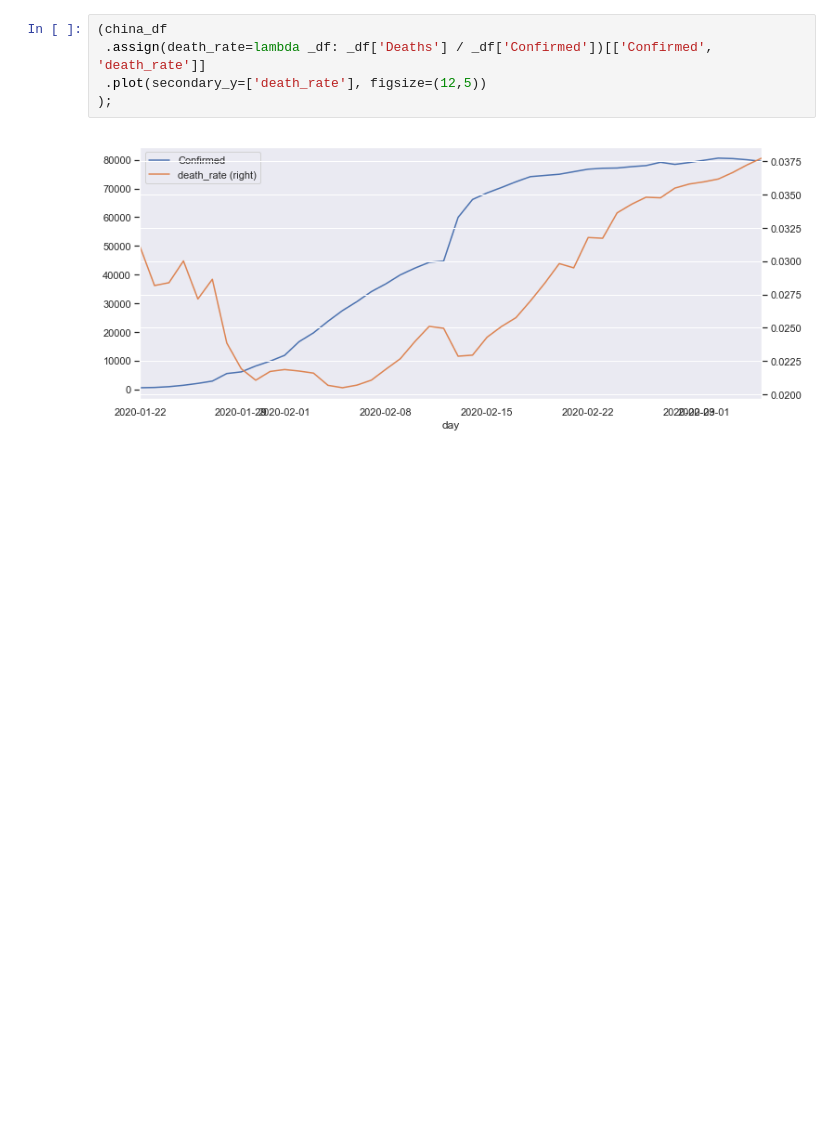
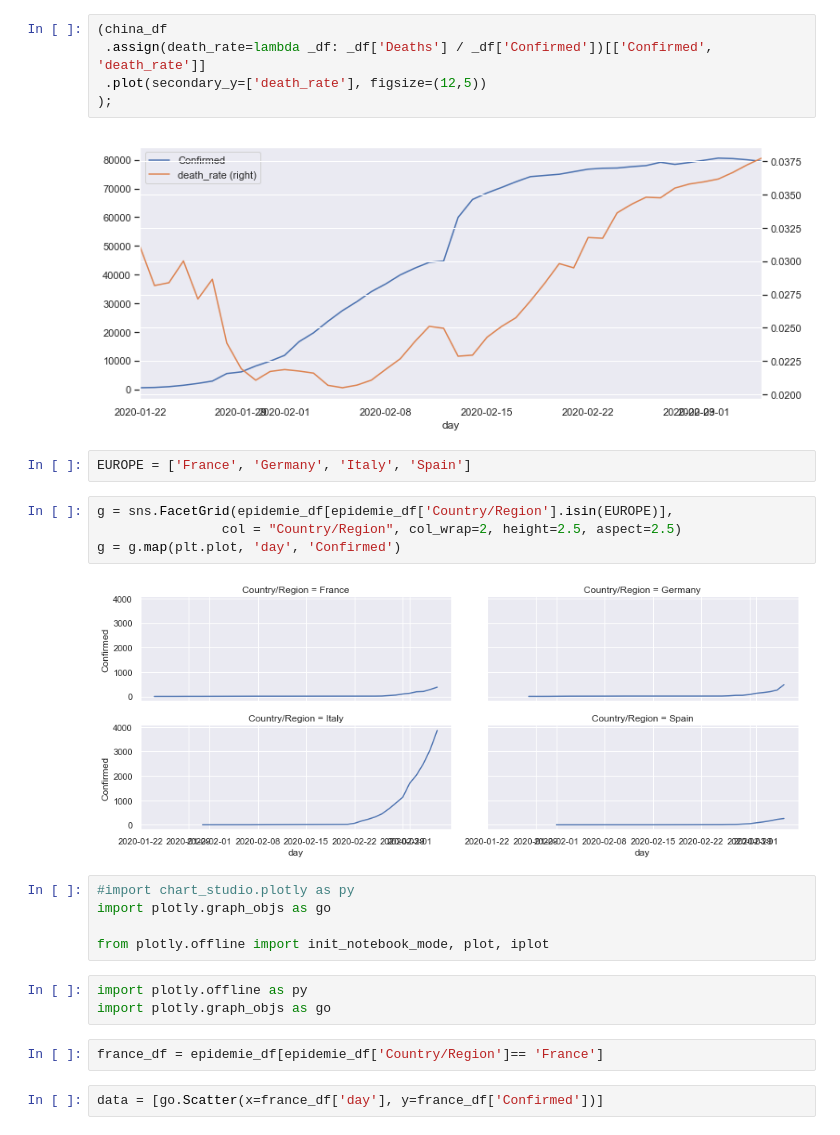
Before and after one commit to julienmendes/corona, a Jupyter notebook: notebooks/Visualistion_epidemie.ipynb, the cells around one changed output. Drawn from its saved outputs; the diff is of its cells as text; blank space fills up the shorter version.

```diff
--- a/notebooks/Visualistion_epidemie.ipynb
+++ b/notebooks/Visualistion_epidemie.ipynb
@@ -151,3 +153,23 @@ china_df.plot(secondary_y=['Deaths'], figsize=(12,5))
 );
 # %% [output]
 [figure]
+# %%
+EUROPE = ['France', 'Germany', 'Italy', 'Spain']
+# %%
+g = sns.FacetGrid(epidemie_df[epidemie_df['Country/Region'].isin(EUROPE)],
+                col = "Country/Region", col_wrap=2, height=2.5, aspect=2.5)
+g = g.map(plt.plot, 'day', 'Confirmed')
+# %% [output]
+[figure, added]
+# %%
+#import chart_studio.plotly as py
+import plotly.graph_objs as go
+
+from plotly.offline import init_notebook_mode, plot, iplot
+# %%
+import plotly.offline as py
+import plotly.graph_objs as go
+# %%
+france_df = epidemie_df[epidemie_df['Country/Region']== 'France']
+# %%
+data = [go.Scatter(x=france_df['day'], y=france_df['Confirmed'])]
```
Also changed, not shown: parts of 6 cells of this notebook.
